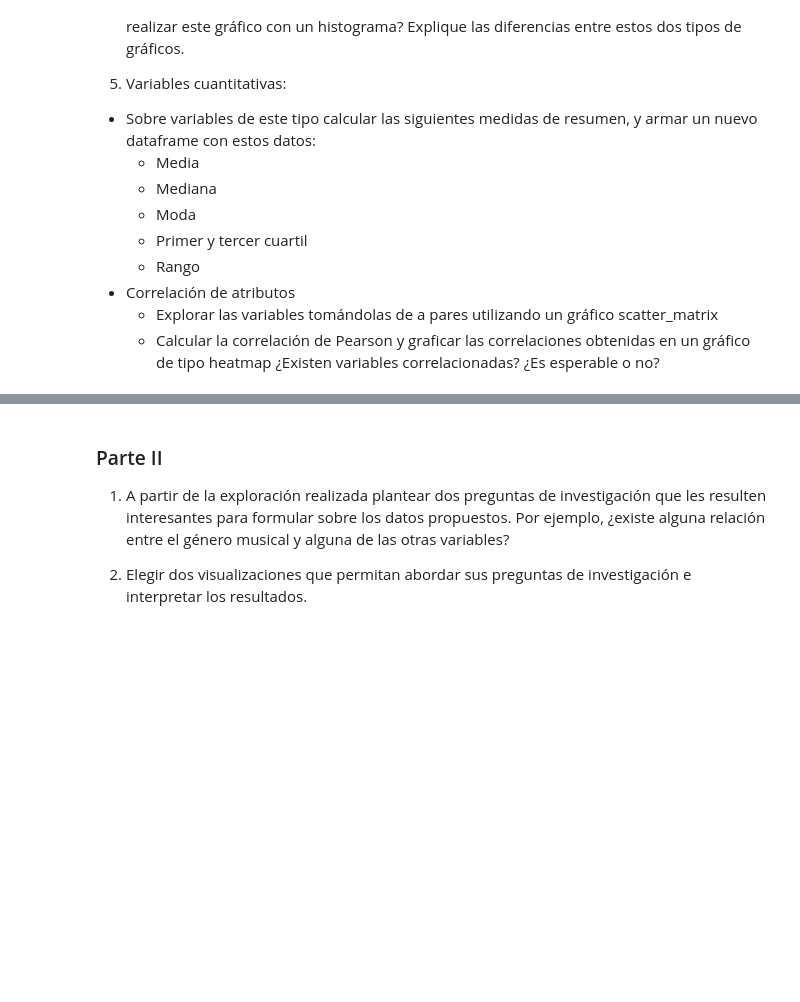
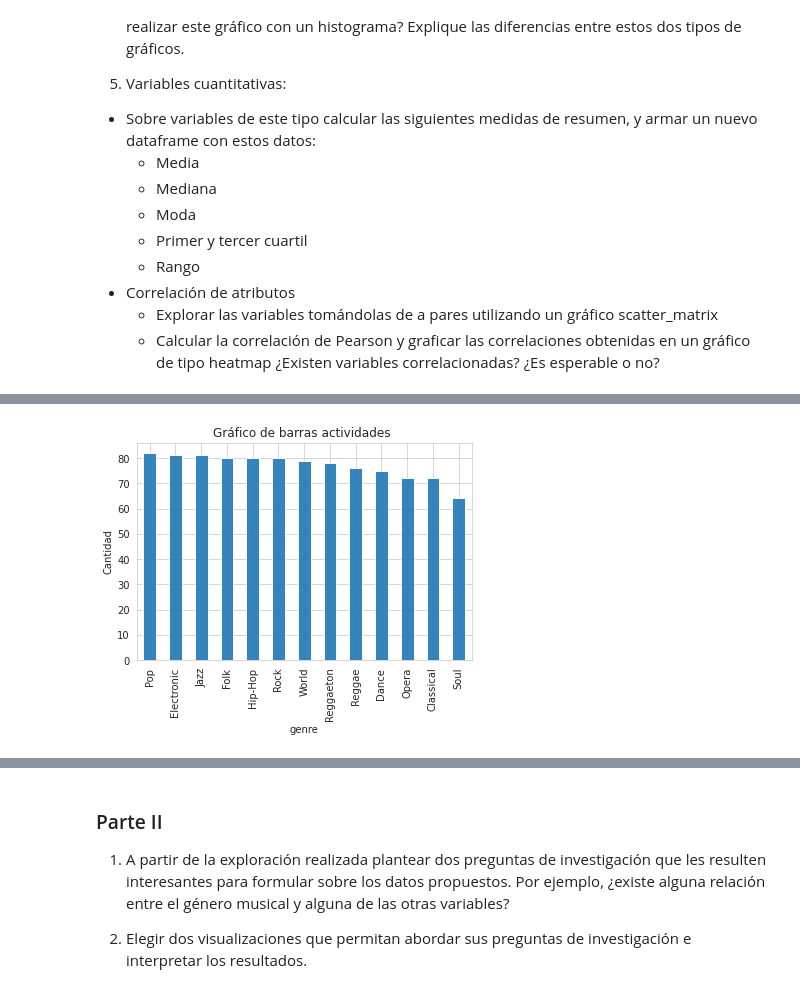
Before and after one commit to Fanusaez/Organizacion-de-Datos, a Jupyter notebook: Pandas/Pandas_ejercicios.ipynb, the cells around one changed output, grey strips where cells are left out. Drawn from its saved outputs; the diff is of its cells as text; code cells hidden in the pictures; blank space fills up the shorter version.

```diff
--- a/Pandas/Pandas_ejercicios.ipynb
+++ b/Pandas/Pandas_ejercicios.ipynb
@@ -688,3 +781,5 @@ https://developer.spotify.com/documentation/web-api/reference/#/operations/get-s
       * Explorar las variables tomándolas de a pares utilizando un gráfico scatter_matrix
       * Calcular la correlación de Pearson y graficar las correlaciones obtenidas en un gráfico de tipo heatmap
       ¿Existen variables correlacionadas? ¿Es esperable o no?
+# %%
+ds_spotify = pd.read_csv('/gdrive/My Drive/Datasets/spotify.csv')
@@ -690,0 +852,6 @@ https://developer.spotify.com/documentation/web-api/reference/#/operations/get-s
+# %%
+variables_cualitativas = ds_spotify.copy()
+variables_cualitativas = variables_cualitativas["genre"].value_counts()
+grf_ds=variables_cualitativas.plot.bar(alpha=0.9 , title="Gráfico de barras actividades " , xlabel="genre" , ylabel="Cantidad")
+# %% [output]
+[figure, added]
```
Also changed, not shown: parts of 19 cells of this notebook.
